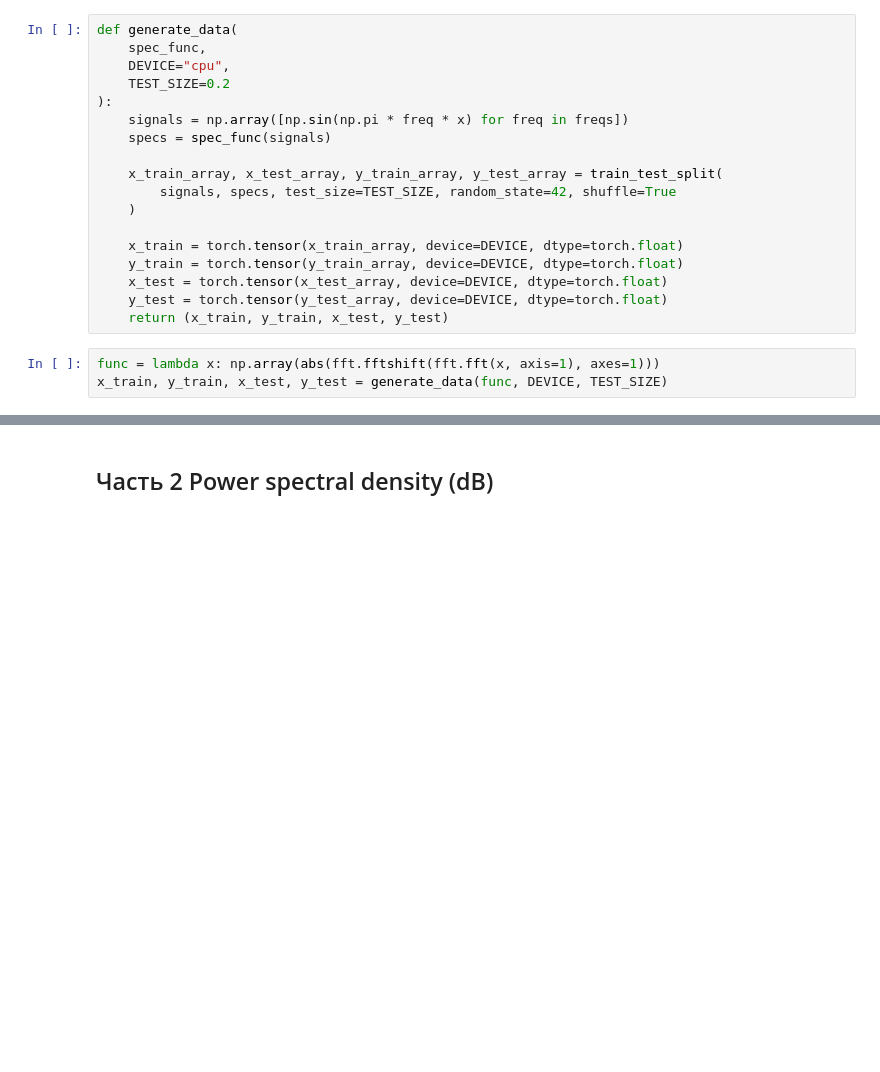
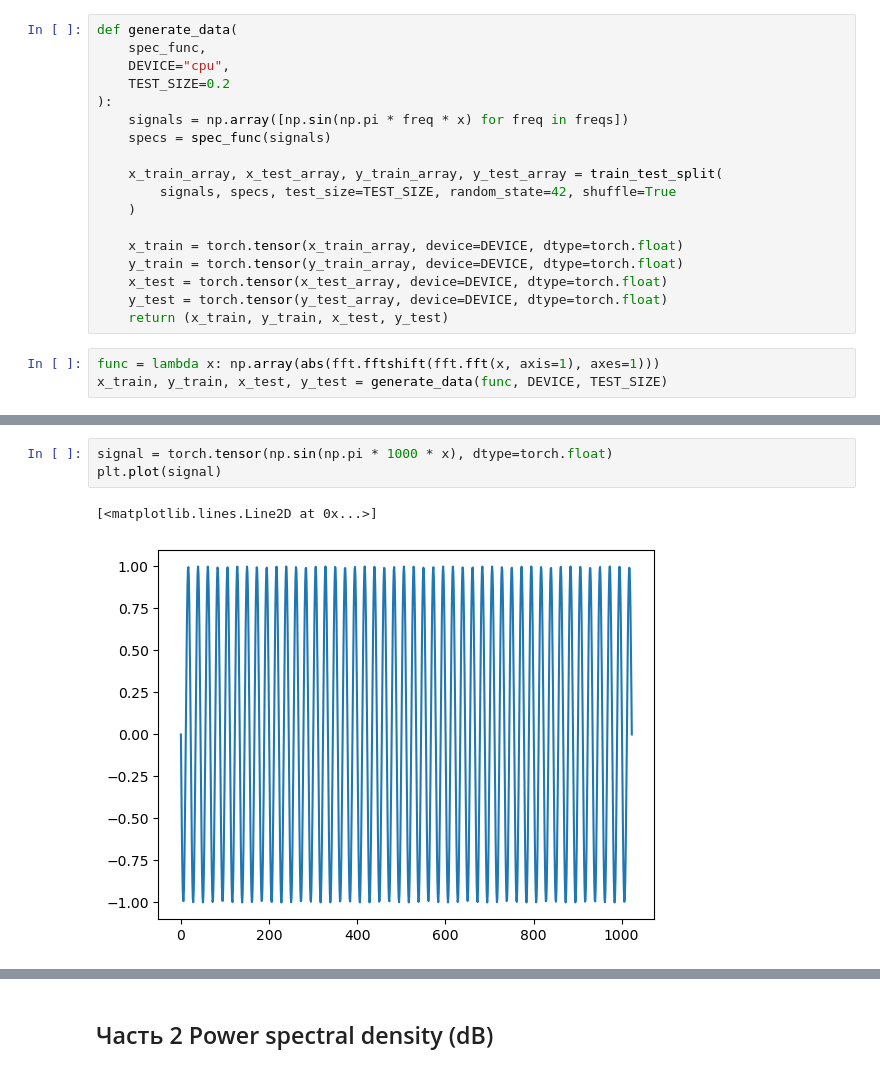
Before and after one commit to AmpiroMax/ml_mipt_dafe, a Jupyter notebook: homeworks/hw_4/hw4.ipynb, the cells around one changed output, grey strips where cells are left out. Drawn from its saved outputs; the diff is of its cells as text; blank space fills up the shorter version.

```diff
--- a/homeworks/hw_4/hw4.ipynb
+++ b/homeworks/hw_4/hw4.ipynb
@@ -182,0 +184,6 @@ for original, predict in gen_samples[:len(gen_samples)//3]:
+# %%
+signal = torch.tensor(np.sin(np.pi * 1000 * x), dtype=torch.float)
+plt.plot(signal)
+# %% [output]
+[<matplotlib.lines.Line2D at 0x...>]
+[figure, added]
```
Also changed, not shown: parts of 6 cells of this notebook.
